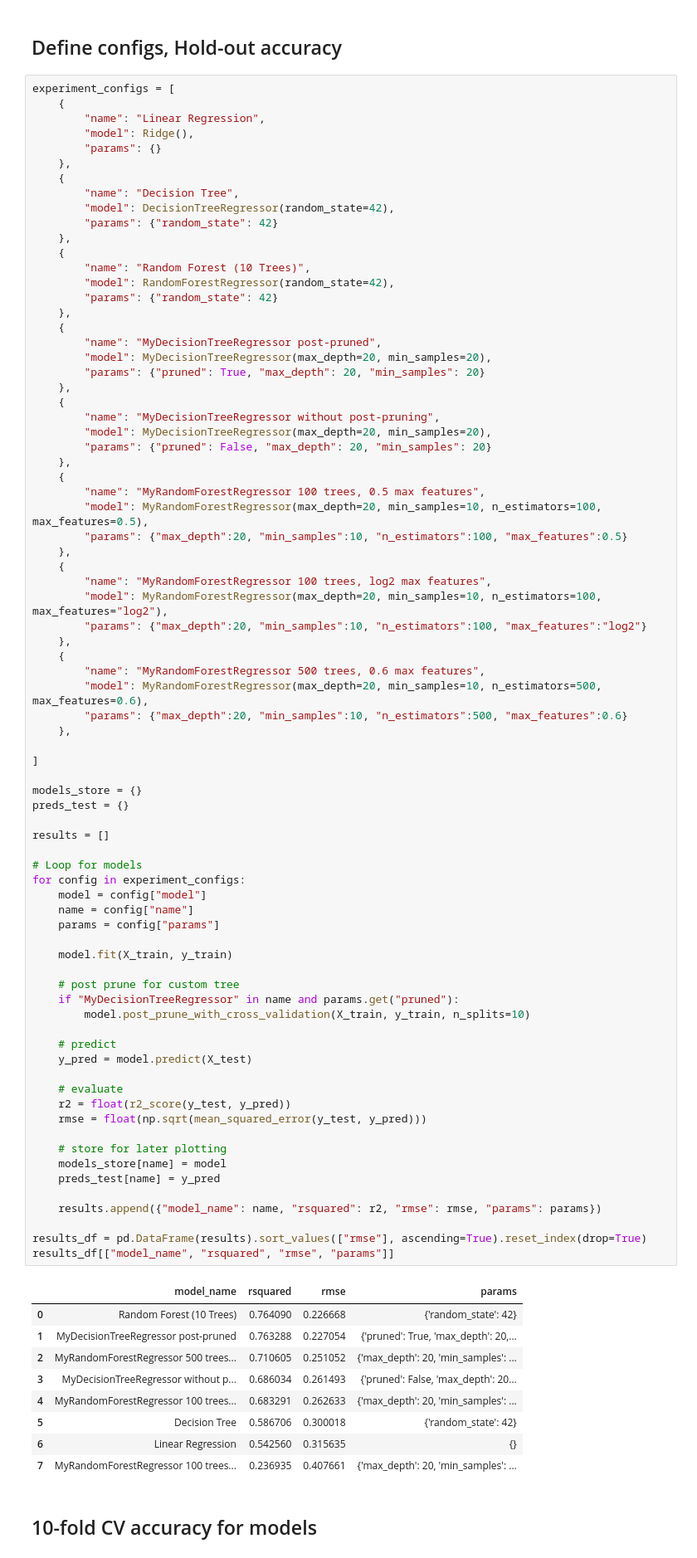
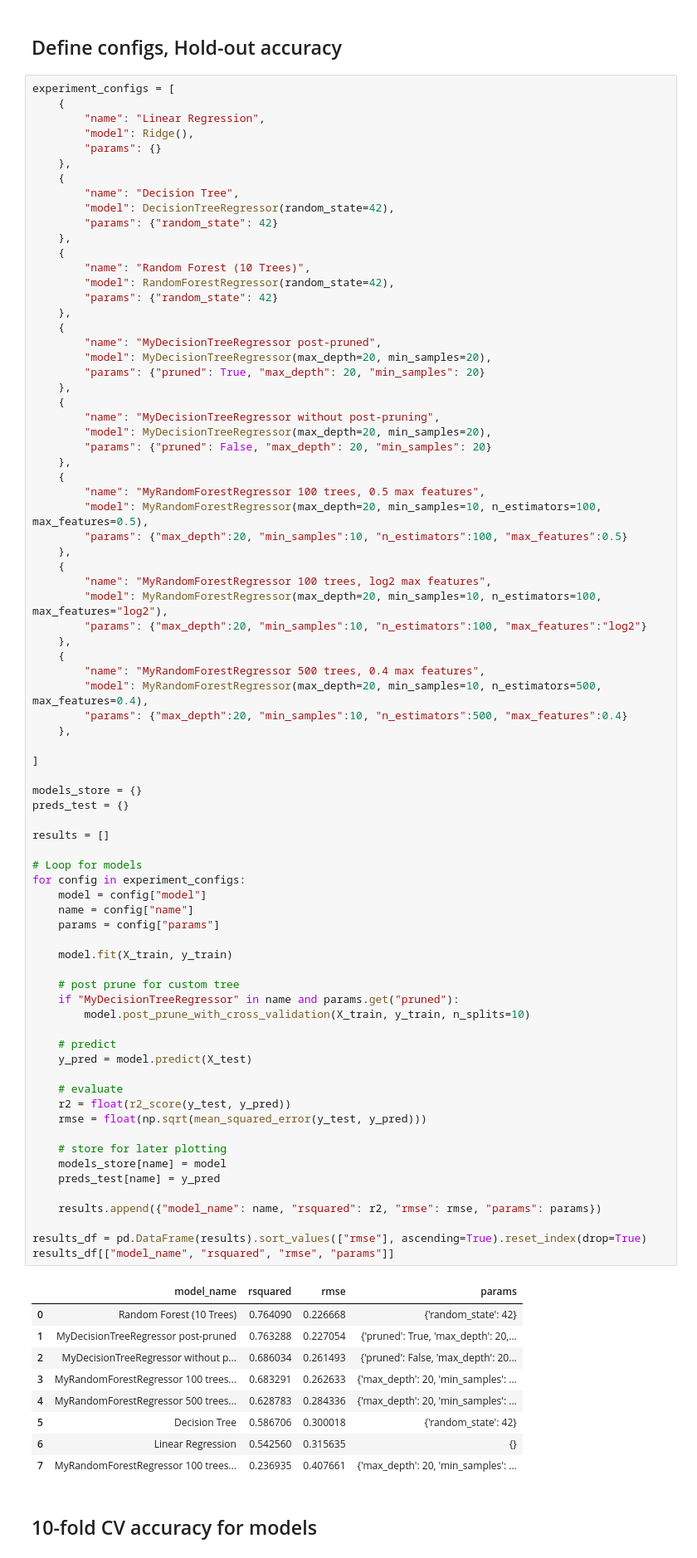
Before and after one commit to dzsef/Machine-Learning-Regression-Exercise, a Jupyter notebook: support2/support2_exp.ipynb, the cells around one changed output. Shown at 83% size. Cells and saved outputs as stored; diff of their text form.

```diff
--- a/support2/support2_exp.ipynb
+++ b/support2/support2_exp.ipynb
@@ -80,9 +80,9 @@ experiment_configs = [
         "params": {"max_depth":20, "min_samples":10, "n_estimators":100, "max_features":"log2"}
     },
     {
-        "name": "MyRandomForestRegressor 500 trees, 0.6 max features",
-        "model": MyRandomForestRegressor(max_depth=20, min_samples=10, n_estimators=500, max_features=0.6),
-        "params": {"max_depth":20, "min_samples":10, "n_estimators":500, "max_features":0.6}
+        "name": "MyRandomForestRegressor 500 trees, 0.4 max features",
+        "model": MyRandomForestRegressor(max_depth=20, min_samples=10, n_estimators=500, max_features=0.4),
+        "params": {"max_depth":20, "min_samples":10, "n_estimators":500, "max_features":0.4}
     },
 
 ]
@@ -96,36 +96,36 @@ results = []
 for config in experiment_configs:
     model = config["model"]
     name = config["name"]
     params = config["params"]
 
     model.fit(X_train, y_train)
 
     # post prune for custom tree
     if "MyDecisionTreeRegressor" in name and params.get("pruned"):
         model.post_prune_with_cross_validation(X_train, y_train, n_splits=10)
 
     # predict
     y_pred = model.predict(X_test)
 
     # evaluate
     r2 = float(r2_score(y_test, y_pred))
     rmse = float(np.sqrt(mean_squared_error(y_test, y_pred)))
 
     # store for later plotting
     models_store[name] = model
     preds_test[name] = y_pred
 
     results.append({"model_name": name, "rsquared": r2, "rmse": rmse, "params": params})
 
 results_df = pd.DataFrame(results).sort_values(["rmse"], ascending=True).reset_index(drop=True)
 results_df[["model_name", "rsquared", "rmse", "params"]]
 # %% [output]
 |  | model_name | rsquared | rmse | params |
 | 0 | Random Forest (10 Trees) | 0.764090 | 0.226668 | {'random_state': 42} |
 | 1 | MyDecisionTreeRegressor post-pruned | 0.763288 | 0.227054 | {'pruned': True, 'max_depth': 20,... |
-| 2 | MyRandomForestRegressor 500 trees... | 0.710605 | 0.251052 | {'max_depth': 20, 'min_samples': ... |
-| 3 | MyDecisionTreeRegressor without p... | 0.686034 | 0.261493 | {'pruned': False, 'max_depth': 20... |
-| 4 | MyRandomForestRegressor 100 trees... | 0.683291 | 0.262633 | {'max_depth': 20, 'min_samples': ... |
+| 2 | MyDecisionTreeRegressor without p... | 0.686034 | 0.261493 | {'pruned': False, 'max_depth': 20... |
+| 3 | MyRandomForestRegressor 100 trees... | 0.683291 | 0.262633 | {'max_depth': 20, 'min_samples': ... |
+| 4 | MyRandomForestRegressor 500 trees... | 0.628783 | 0.284336 | {'max_depth': 20, 'min_samples': ... |
 | 5 | Decision Tree | 0.586706 | 0.300018 | {'random_state': 42} |
 | 6 | Linear Regression | 0.542560 | 0.315635 | {} |
 | 7 | MyRandomForestRegressor 100 trees... | 0.236935 | 0.407661 | {'max_depth': 20, 'min_samples': ... |
```
Also changed, not shown: parts of 2 cells of this notebook.
